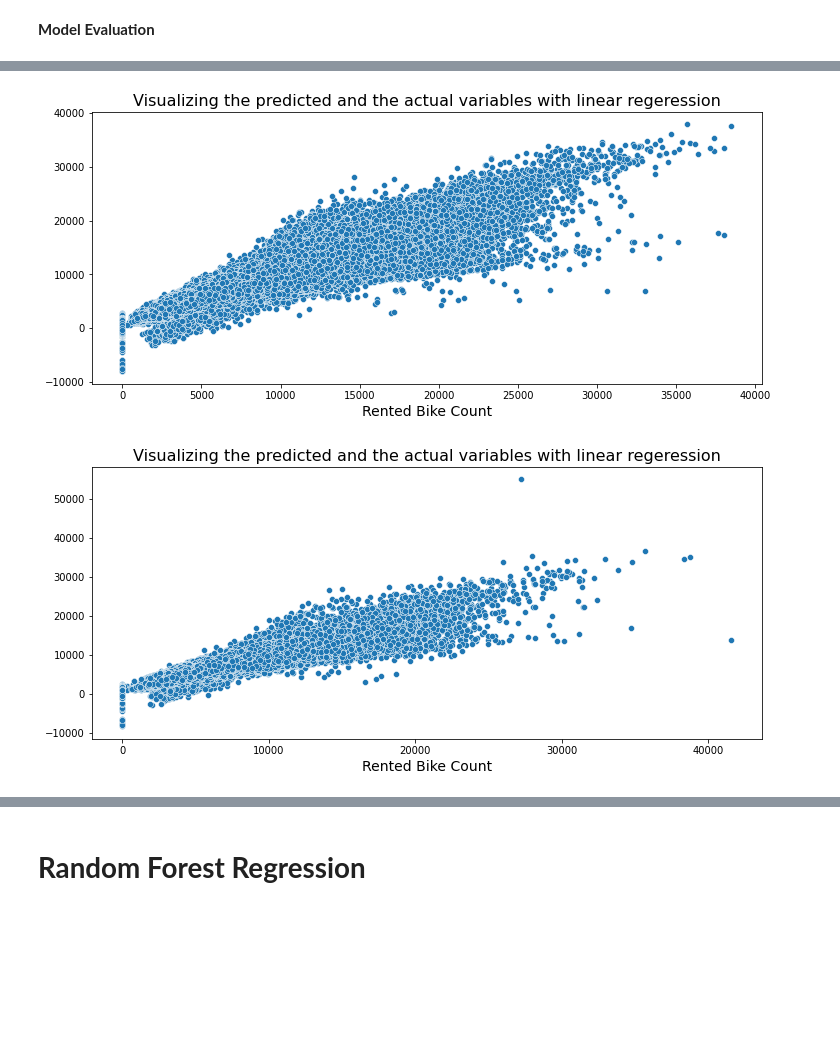
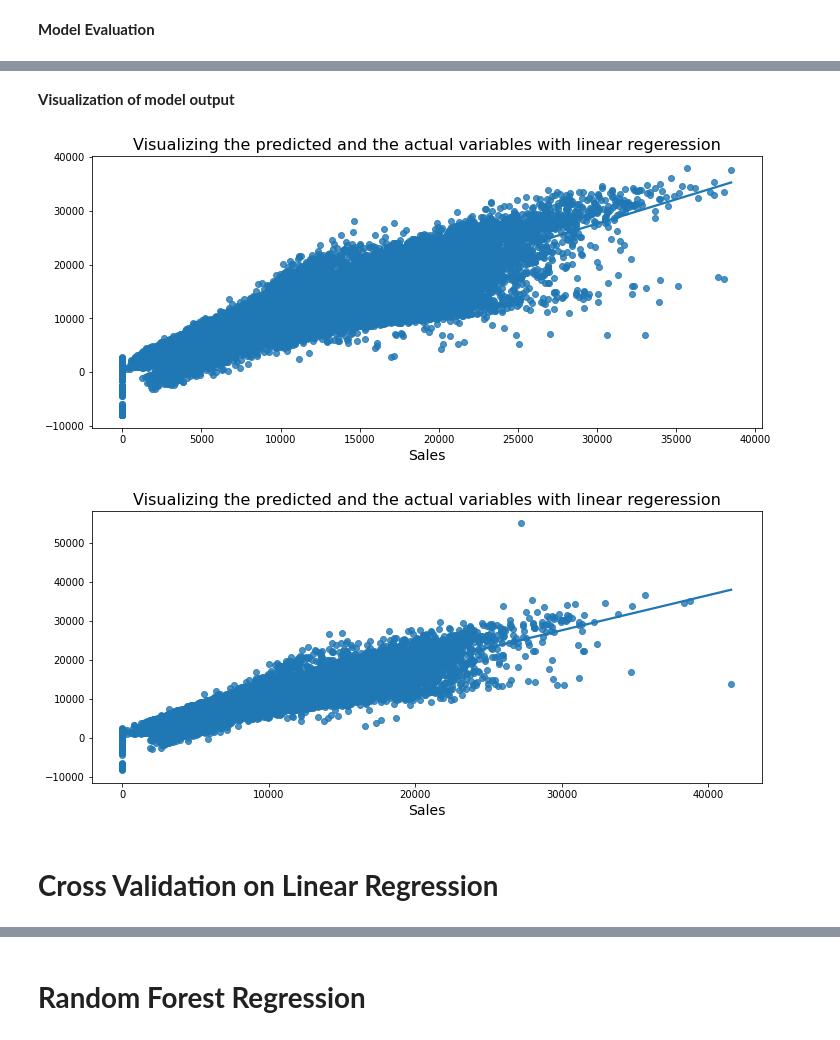
Before and after one commit to Narayan718/Rossmann_stores, a Jupyter notebook: Rossmann.ipynb, the cells around one changed output, grey strips where cells are left out. Drawn from its saved outputs; the diff is of its cells as text; code cells hidden in the pictures; blank space fills up the shorter version.

Commit message:
model implementation

```diff
--- a/Rossmann.ipynb
+++ b/Rossmann.ipynb
@@ -785,18 +834,22 @@ R2_Score= 0.8993401767895278
+# %% [markdown]
+**Visualization of model output**
 # %%
 #plotting training dataset
 plt.figure(figsize=(12, 5))
-sns.scatterplot(y_train, pred_train)
+sns.regplot(y_train, pred_train)
 plt.title('Visualizing the predicted and the actual variables with linear regeression', size=16)
-plt.xlabel('Rented Bike Count', size=14)
+plt.xlabel('Sales', size=14)
 plt.show()
 # %% [output]
-[figure, old version]
+[figure, new version]
 # %%
 #ploting the testdataset
 plt.figure(figsize=(12, 5))
-sns.scatterplot(y_test, pred_test)
+sns.regplot(y_test, pred_test)
 plt.title('Visualizing the predicted and the actual variables with linear regeression', size=16)
-plt.xlabel('Rented Bike Count', size=14)
+plt.xlabel('Sales', size=14)
 plt.show()
 # %% [output]
-[figure, old version]
+[figure, new version]
+# %% [markdown]
+# **Cross Validation on Linear Regression**
```
Also changed, not shown: parts of 74 cells of this notebook.
